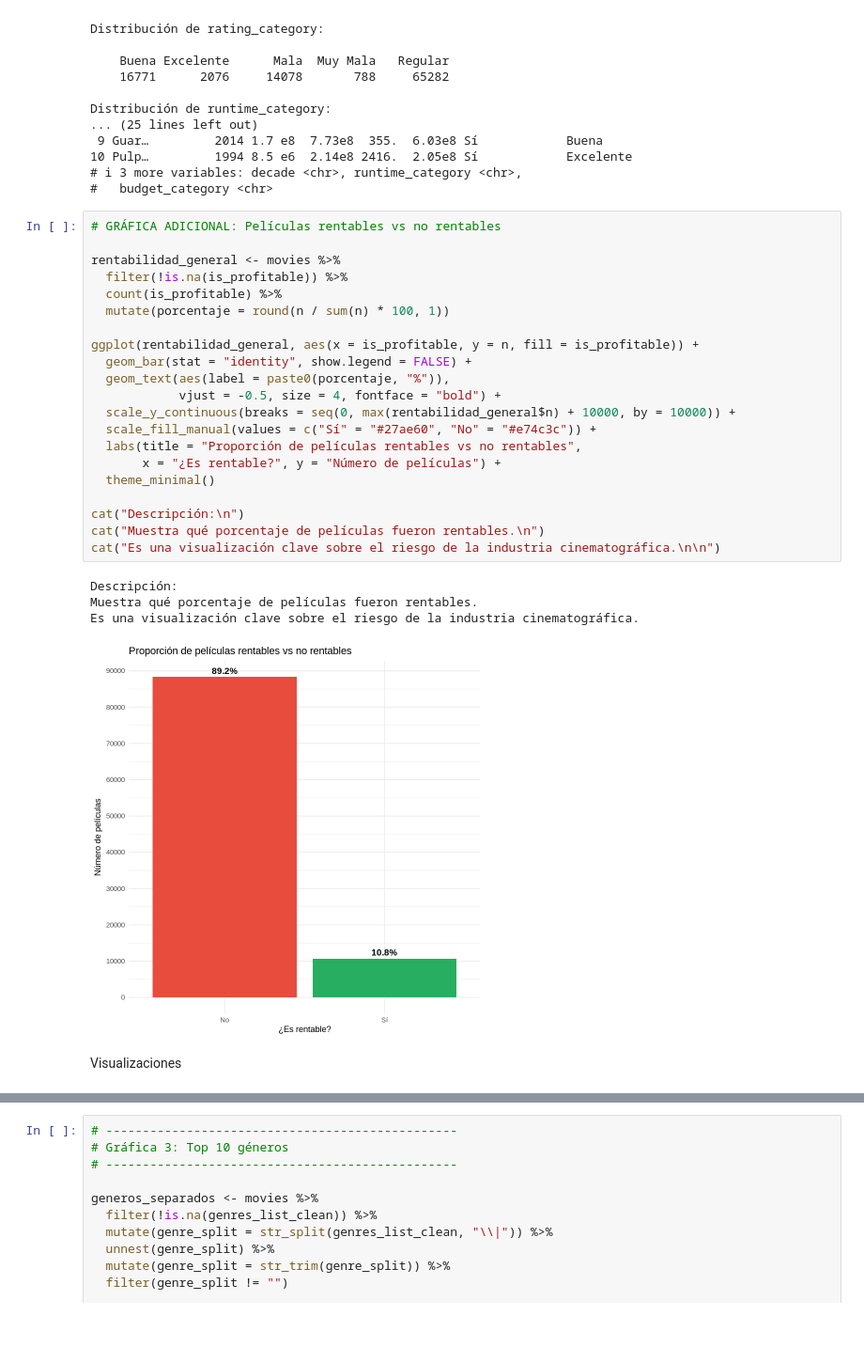
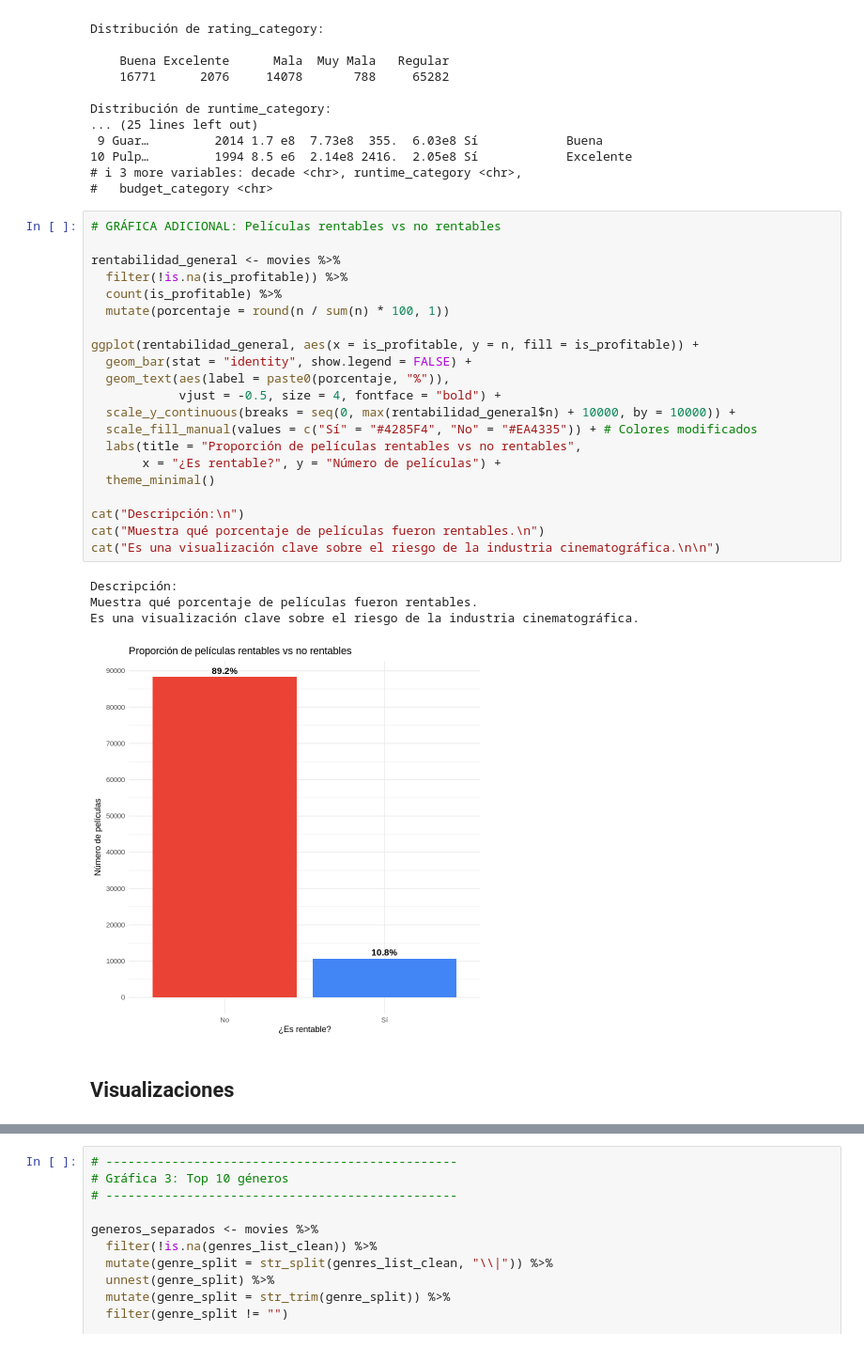
Before and after one commit to nicolarus05/EDA-IMDB-TMDB, a Jupyter notebook: EDA_IMDB.ipynb, the cells around one changed output, grey strips where cells are left out. Shown: that part at 94% size. Saved outputs shown, nothing was run; the diff lists cells and outputs as text.

```diff
--- a/EDA_IMDB.ipynb
+++ b/EDA_IMDB.ipynb
@@ -409,31 +405,31 @@ Distribución de runtime_category:
 # %%
 # GRÁFICA ADICIONAL: Películas rentables vs no rentables
 
 rentabilidad_general <- movies %>%
   filter(!is.na(is_profitable)) %>%
   count(is_profitable) %>%
   mutate(porcentaje = round(n / sum(n) * 100, 1))
 
 ggplot(rentabilidad_general, aes(x = is_profitable, y = n, fill = is_profitable)) +
   geom_bar(stat = "identity", show.legend = FALSE) +
   geom_text(aes(label = paste0(porcentaje, "%")),
             vjust = -0.5, size = 4, fontface = "bold") +
   scale_y_continuous(breaks = seq(0, max(rentabilidad_general$n) + 10000, by = 10000)) +
-  scale_fill_manual(values = c("Sí" = "#27ae60", "No" = "#e74c3c")) +
+  scale_fill_manual(values = c("Sí" = "#4285F4", "No" = "#EA4335")) + # Colores modificados
   labs(title = "Proporción de películas rentables vs no rentables",
        x = "¿Es rentable?", y = "Número de películas") +
   theme_minimal()
 
 cat("Descripción:\n")
 cat("Muestra qué porcentaje de películas fueron rentables.\n")
 cat("Es una visualización clave sobre el riesgo de la industria cinematográfica.\n\n")
 # %% [output]
 Descripción:
 Muestra qué porcentaje de películas fueron rentables.
 Es una visualización clave sobre el riesgo de la industria cinematográfica.
-[figure, old version]
+[figure, new version]
-# %% [markdown]
-Visualizaciones
+# %% [markdown]
+## Visualizaciones
 # %%
 # ------------------------------------------------
 # Gráfica 1: Distribución de calificaciones
```
Also changed, not shown: parts of 13 cells of this notebook.
